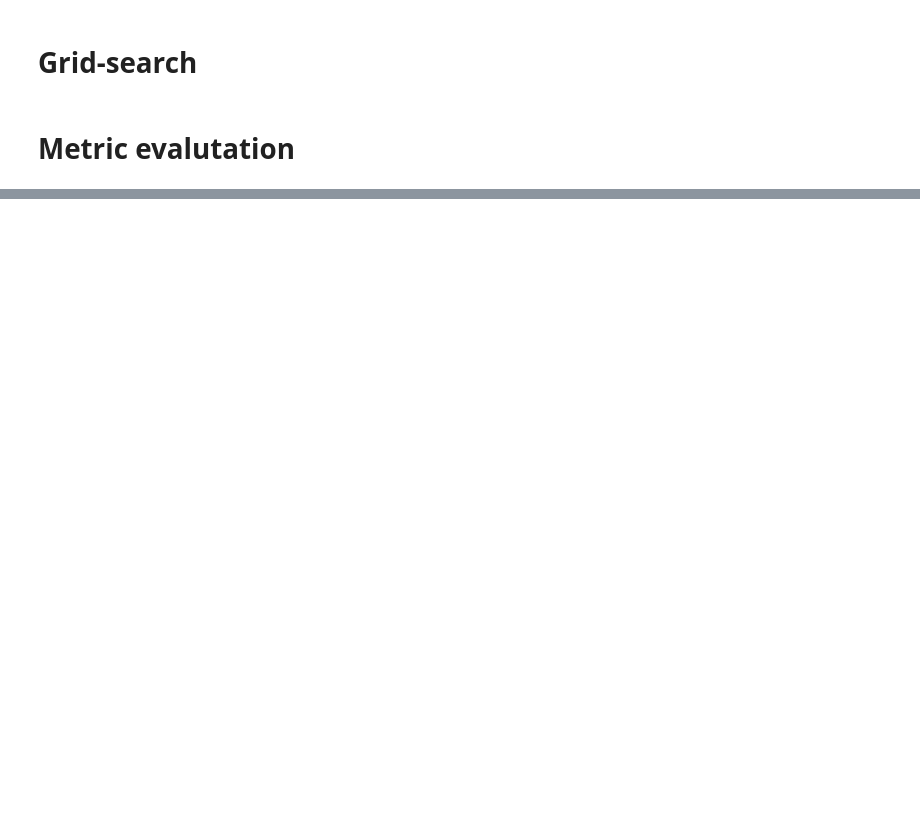
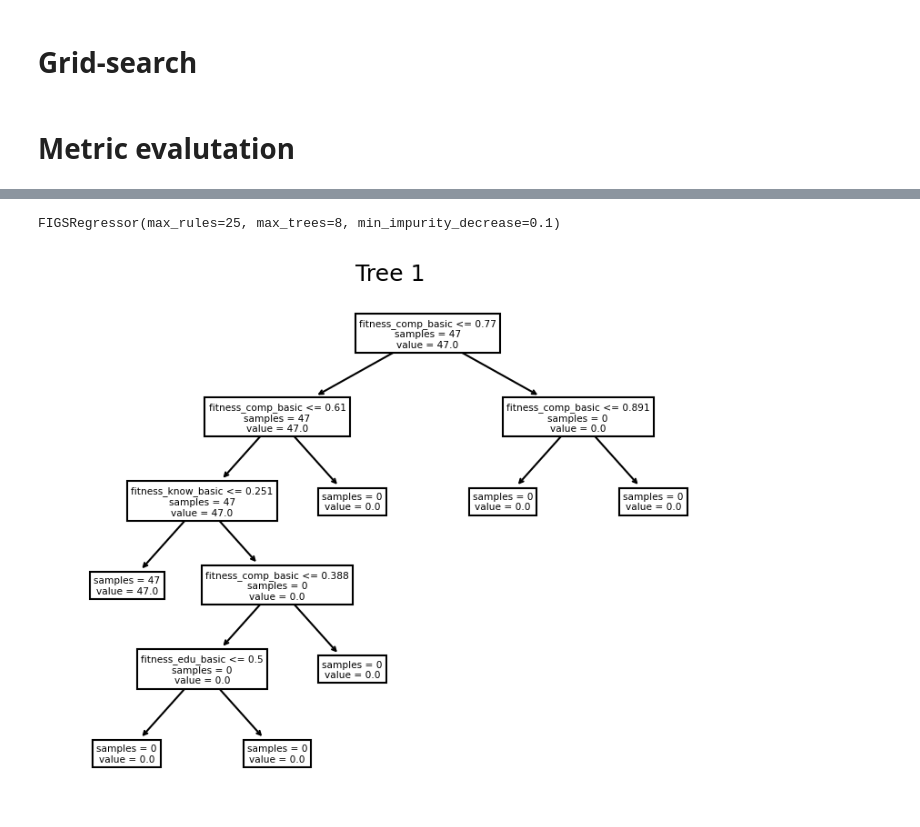
Before and after one commit to jacons/Interpretable-by-design-Human-Recommender, a Jupyter notebook: Models/GlassBox/figs/FIGSRegressor.ipynb, the cells around one changed output, grey strips where cells are left out. Cells and saved outputs as stored; diff of their text form; code cells hidden in the pictures; blank space fills up the shorter version.

```diff
--- a/Models/GlassBox/figs/FIGSRegressor.ipynb
+++ b/Models/GlassBox/figs/FIGSRegressor.ipynb
@@ -40,0 +40,8 @@ display(pd.DataFrame([nDCG_train,nDCG_valid,nDCG_test],index=["Training","Valida
+# %%
+best_model
+# %% [output]
+FIGSRegressor(max_rules=25, max_trees=8, min_impurity_decrease=0.1)
+# %%
+best_model.plot(tree_number=1)
+# %% [output]
+[figure, added]
```
Also changed, not shown: parts of 3 cells of this notebook, 14 other files.
